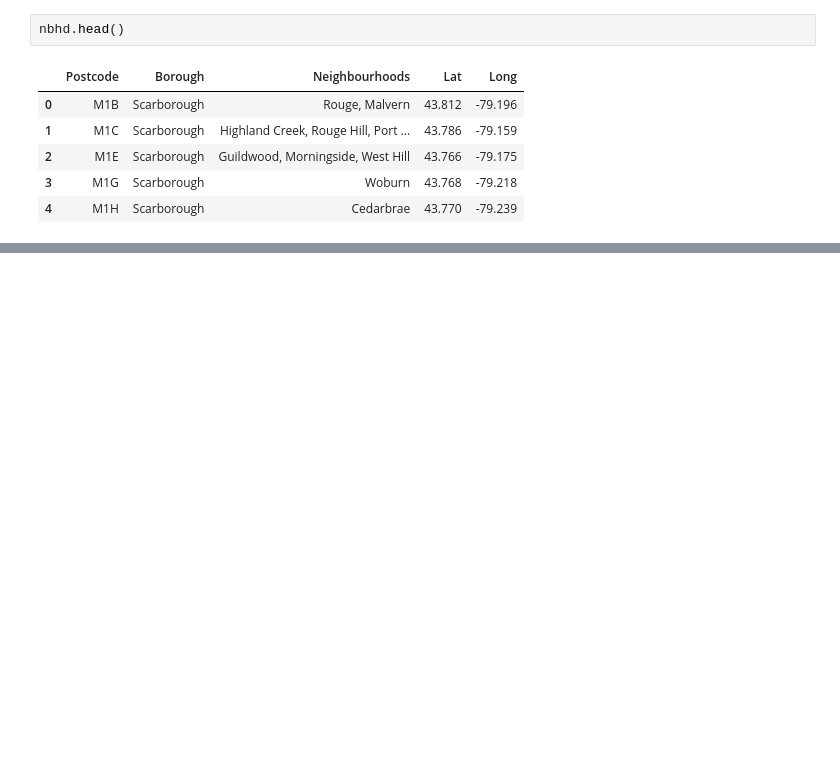
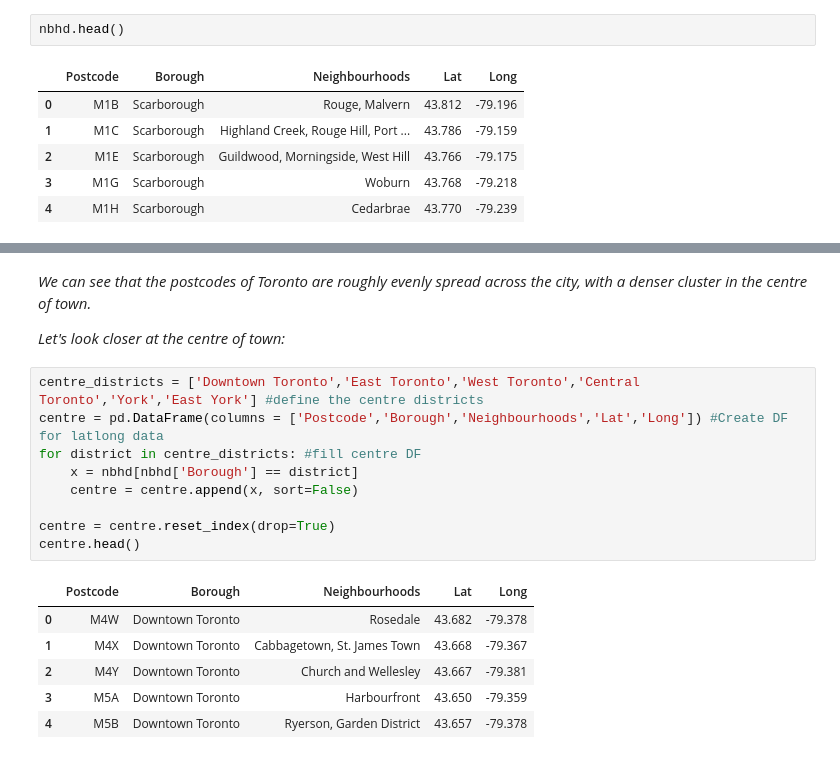
Before and after one commit to Grinnbarr/Coursera, a Jupyter notebook: Toronto_nbhds.ipynb, the cells around one changed output, grey strips where cells are left out. Saved outputs shown, nothing was run; the diff lists cells and outputs as text; blank space fills up the shorter version.

```diff
--- a/Toronto_nbhds.ipynb
+++ b/Toronto_nbhds.ipynb
@@ -109,0 +162,21 @@ nbhd.head()
+# %% [markdown]
+_We can see that the postcodes of Toronto are roughly evenly spread across the city, with a denser cluster in the centre of town._
+
+
+_Let's look closer at the centre of town:_
+# %%
+centre_districts = ['Downtown Toronto','East Toronto','West Toronto','Central Toronto','York','East York'] #define the centre districts
+centre = pd.DataFrame(columns = ['Postcode','Borough','Neighbourhoods','Lat','Long']) #Create DF for latlong data
+for district in centre_districts: #fill centre DF
+    x = nbhd[nbhd['Borough'] == district]
+    centre = centre.append(x, sort=False)
+
+centre = centre.reset_index(drop=True)
+centre.head()
+# %% [output]
+|  | Postcode | Borough | Neighbourhoods | Lat | Long |
+| 0 | M4W | Downtown Toronto | Rosedale | 43.682 | -79.378 |
+| 1 | M4X | Downtown Toronto | Cabbagetown, St. James Town | 43.668 | -79.367 |
+| 2 | M4Y | Downtown Toronto | Church and Wellesley | 43.667 | -79.381 |
+| 3 | M5A | Downtown Toronto | Harbourfront | 43.650 | -79.359 |
+| 4 | M5B | Downtown Toronto | Ryerson, Garden District | 43.657 | -79.378 |
```
Also changed, not shown: parts of 11 cells of this notebook.
